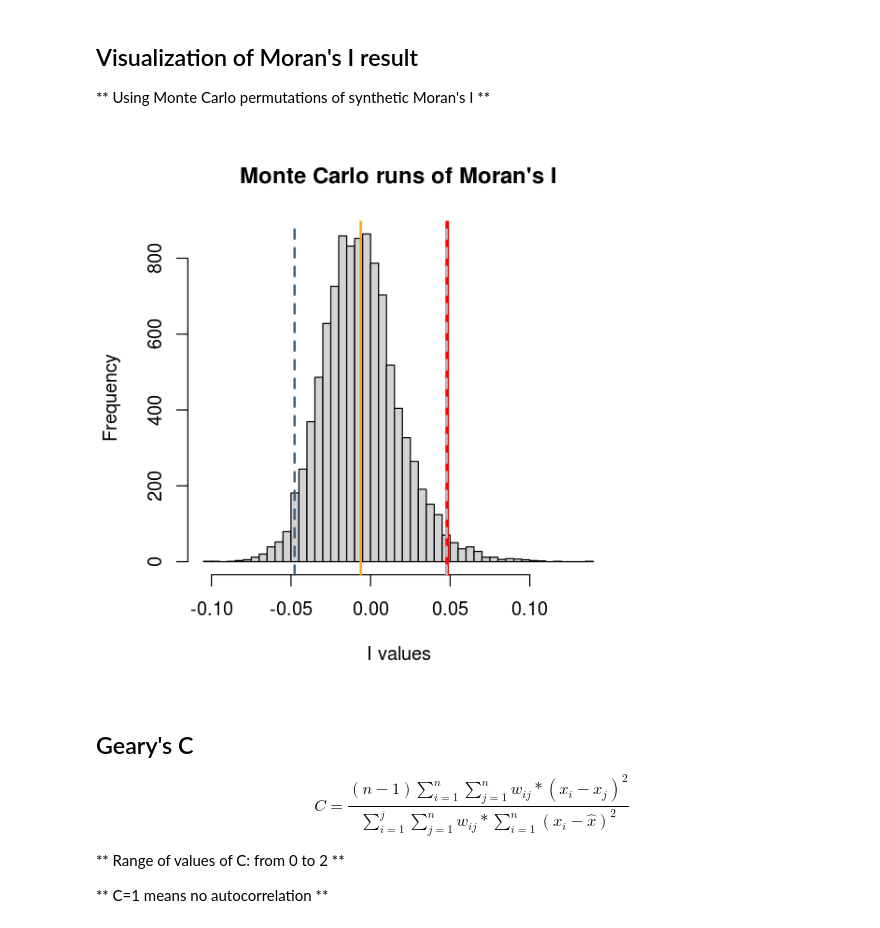
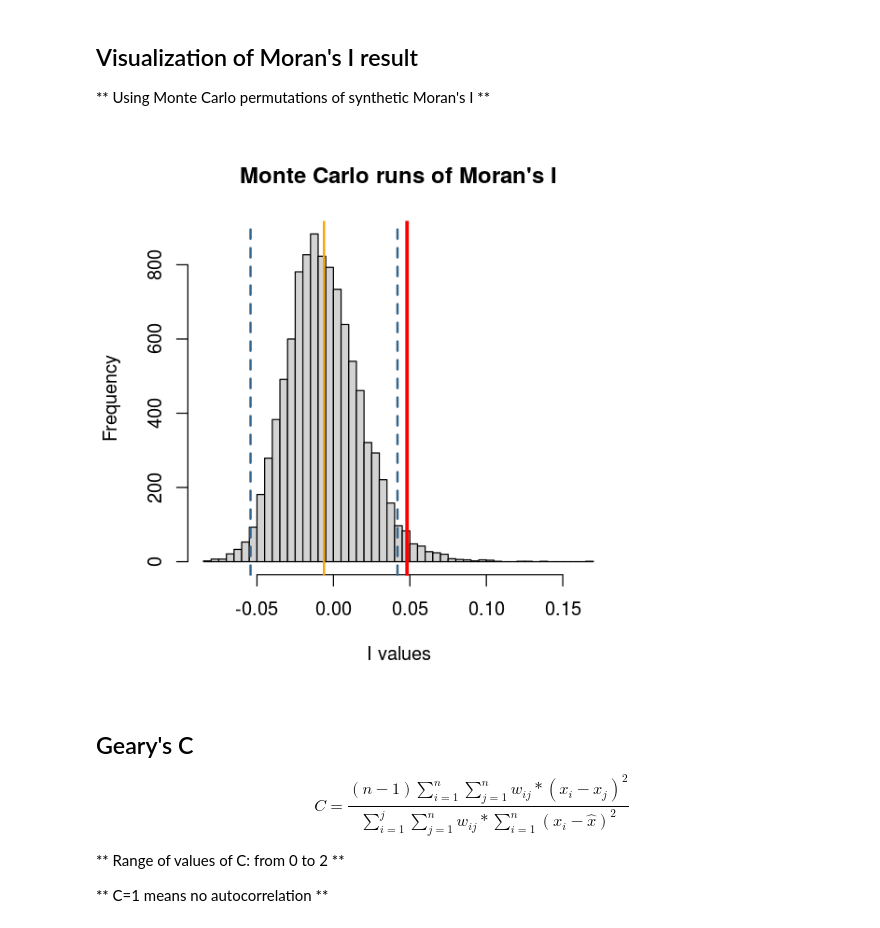
Before and after one commit to micha-silver/point_patterns, a Jupyter notebook: Point Pattern Morans I.ipynb, the cells around one changed output. Drawn from its saved outputs; the diff is of its cells as text; code cells hidden in the pictures.

Commit message:
Corrected histogram of Moran's I

```diff
--- a/Point Pattern Morans I.ipynb
+++ b/Point Pattern Morans I.ipynb
@@ -89,15 +89,17 @@ Moran I statistic       Expectation          Variance
 I_mc <- moran.mc(gauges$obs_precip, wts, nsim=9999)
 # Get value of 1.96 Stdev of the Monte Carlo distribution
 sd2 <- 1.96 * sd(I_mc$res)
+I_stat <- I$estimate[1]
+I_expect <- I$estimate[2]
 # %%
 hist(I_mc$res, xlab="I values",
      main="Monte Carlo runs of Moran's I",
      breaks=50, col="lightgrey")
-abline(v=I$estimate[1], col="red", lwd=3)
-abline(v=I$estimate[2], col="orange", lwd=2)
-abline(v=sd2, col="grey", lwd=2, lty="dashed")
-abline(v=-sd2, col="steelblue4", lwd=2, lty="dashed")
+abline(v=I_stat, col="red", lwd=3)
+abline(v=I_expect, col="orange", lwd=2)
+abline(v=sd2+I_expect, col="steelblue4", lwd=2, lty="dashed")
+abline(v=-sd2+I_expect, col="steelblue4", lwd=2, lty="dashed")
 # %% [output]
-[figure, old version]
+[figure, new version]
 # %% [markdown]
 ## Geary's C
```
Also changed, not shown: parts of 3 cells of this notebook, 1 other file.
